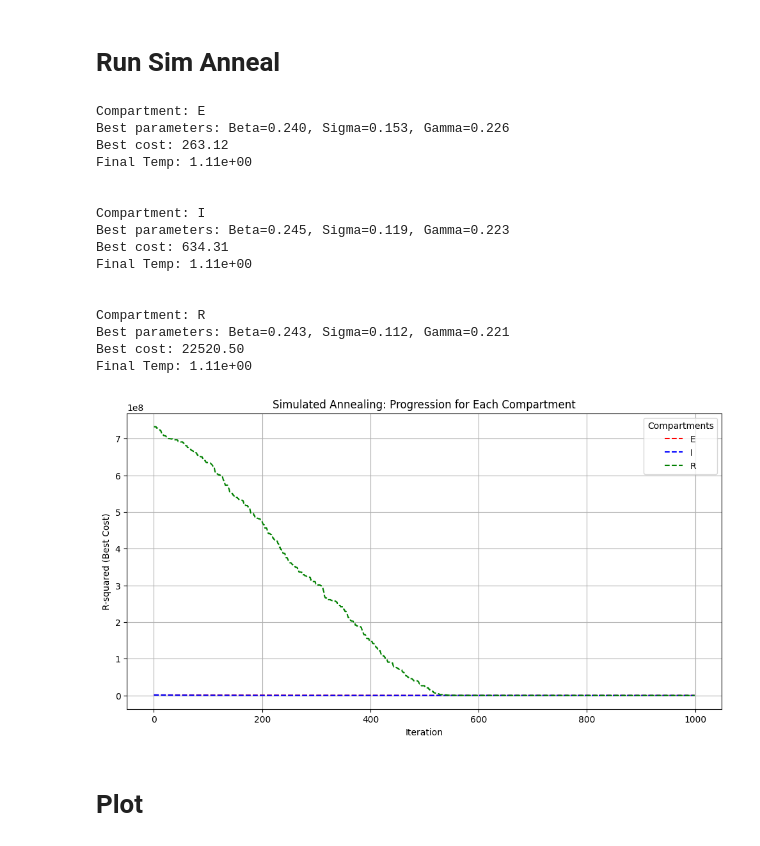
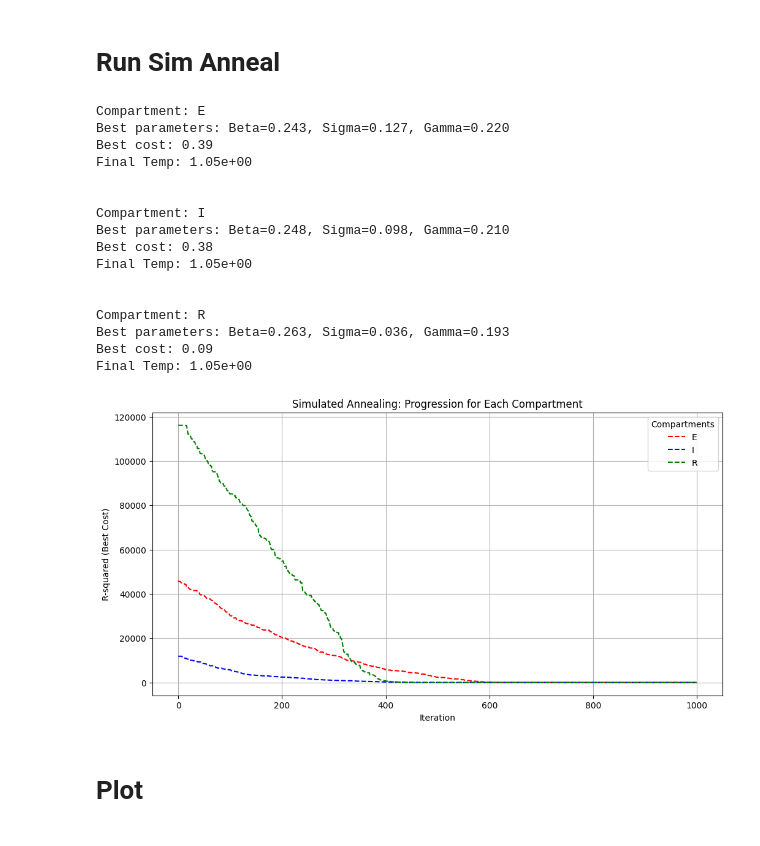
Before and after one commit to j-r-myG/SEIR_Modelling, a Jupyter notebook: sim_anneal_v2.ipynb, the cells around one changed output. Drawn from its saved outputs; the diff is of its cells as text; code cells hidden in the pictures.

Commit message:
adjusted objective function

```diff
--- a/sim_anneal_v2.ipynb
+++ b/sim_anneal_v2.ipynb
@@ -99,13 +99,21 @@ def objective_function(params, observed_data, initial_conditions, time_points, c
     # Simulate the SEIR model with given parameters
     predicted_data = simulate_seir(beta, sigma, gamma, initial_conditions, time_points, compartment)
 
-    # change for testing
-    # r2 = r2_score(predicted_data, observed_data)
-    # mae = mean_absolute_error(predicted_data, observed_data)
-    # rmse = np.sqrt(mean_squared_error(predicted_data, observed_data))
+    # Calculate individual metrics
+    r2 = r2_score(observed_data, predicted_data)
+    mae = mean_absolute_error(observed_data, predicted_data)
+    rmse = np.sqrt(mean_squared_error(observed_data, predicted_data))
 
-    mse = np.mean((predicted_data - observed_data)**2)
-    return mse
+    # Combine metrics (weights are adjustable)
+    r2_normalized = 1 - r2  # Since higher is better for R^2, invert for minimization
+    mae_normalized = mae / max(observed_data)  # Scale by max value of observed_data
+    rmse_normalized = rmse / max(observed_data)  # Scale by max value of observed_data
+
+    # Weighted average (adjust weights as needed)
+    combined_metric = (0.6 * r2_normalized) + (0.2 * mae_normalized) + (0.2 * rmse_normalized)
+
+    return combined_metric
+
 
 
 # Simulated Annealing for SEIR parameter tuning
@@ -155,8 +163,8 @@ brgy_name = "LANDAYAN"
 main_df: pd.DataFrame = load_df("CITY_OF_SAN_PEDRO_processed.csv")
 main_observed: pd.DataFrame = load_observed(main_df, brgy_name) # Change to check for other Brgys.
 
-train_data = main_observed[(main_observed['date'] >= '01/01/2020') & (main_observed['date'] <= '05/01/2022')]
-test_data = main_observed[(main_observed['date'] > '05/02/2022') & (main_observed['date'] <= '12/31/2022')]
+train_data = main_observed[(main_observed['date'] >= '01/01/2020') & (main_observed['date'] <= '05/01/2021')]
+test_data = main_observed[(main_observed['date'] > '05/02/2021') & (main_observed['date'] <= '12/31/2022')]
 
 df_observed_data = main_observed[(main_observed['date'] >= '01/01/2020') & (main_observed['date'] <= '12/31/2022')]
 
@@ -172,7 +180,7 @@ initial_conditions: tuple = [S0, E0, I0, R0]
 
 # Simulated Annealing parameters
 temp = 1000
-cooling_rate = 0.90
+cooling_rate = 0.95
 max_iter = 1000
 
 cost_dict = dict()
@@ -191,43 +199,43 @@ for compartment, observed_data in observed_dict.items():
     o_beta, o_sigma, o_gamma = best_params
 
     # Display results
     print(f"Compartment: {compartment}")
     print(f"Best parameters: Beta={o_beta:.3f}, Sigma={o_sigma:.3f}, Gamma={o_gamma:.3f}")
     print(f"Best cost: {best_cost:.2f}")
     print(f"Final Temp: {final_temp:.2e}\n\n")
 
     cost_dict[compartment] = np.array(cost_list)
 
 # Plot cost progression each compartment
 plt.figure(figsize=(12, 6))
 plt.plot(cost_dict['E'], 'r--', label='E')
 plt.plot(cost_dict['I'], 'b--', label='I')
 plt.plot(cost_dict['R'], 'g--', label='R')
 
 plt.xlabel("Iteration")
 plt.ylabel("R-squared (Best Cost)")
 plt.title("Simulated Annealing: Progression for Each Compartment")
 plt.legend(title="Compartments")
 plt.grid(True)
 plt.show()
 # %% [output]
 Compartment: E
-Best parameters: Beta=0.240, Sigma=0.153, Gamma=0.226
-Best cost: 263.12
-Final Temp: 1.11e+00
+Best parameters: Beta=0.243, Sigma=0.127, Gamma=0.220
+Best cost: 0.39
+Final Temp: 1.05e+00
 
 
 Compartment: I
-Best parameters: Beta=0.245, Sigma=0.119, Gamma=0.223
-Best cost: 634.31
-Final Temp: 1.11e+00
+Best parameters: Beta=0.248, Sigma=0.098, Gamma=0.210
+Best cost: 0.38
+Final Temp: 1.05e+00
 
 
 Compartment: R
-Best parameters: Beta=0.243, Sigma=0.112, Gamma=0.221
-Best cost: 22520.50
-Final Temp: 1.11e+00
+Best parameters: Beta=0.263, Sigma=0.036, Gamma=0.193
+Best cost: 0.09
+Final Temp: 1.05e+00
-[figure, old version]
+[figure, new version]
 # %% [markdown]
 # Plot
 # %%
```
Also changed, not shown: parts of 2 cells of this notebook, 1 other file.
